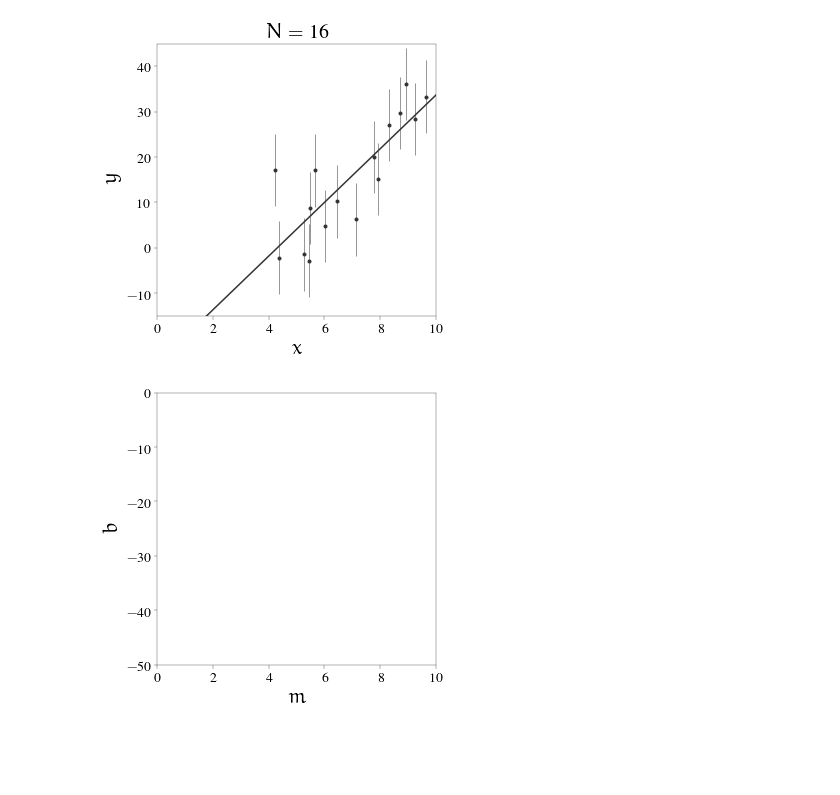
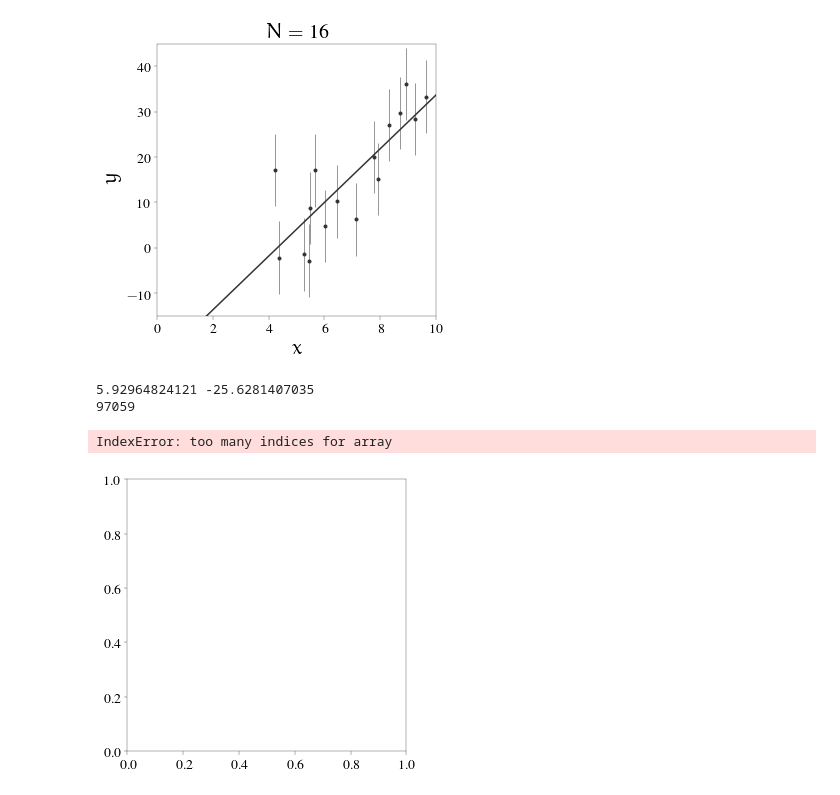
Before and after one commit to ajmejia/1st-phd-seminar, a Jupyter notebook: examples.ipynb, the cells around one changed output. Cells and saved outputs as stored; diff of their text form; code cells hidden in the pictures; blank space fills up the shorter version.

Commit message:
implemented rejection sampling

```diff
--- a/examples.ipynb
+++ b/examples.ipynb
@@ -26,9 +26,11 @@ rc("grid", linewidth=0.3)
 rc("savefig", format="pdf", dpi=50, bbox="tight")
 # %%
 # modelo real
-real_model = lambda x, params: x**params[0]+params[1]
+def real_model(x, params):
+    return x**params[0]+params[1]
 # modelo propuesto
-model = lambda x, params: params[0]*x+params[1]
+def model(x, params):
+    return params[0]*x+params[1]
 # definir verosimilitud del modelo asumido para reproducir cada observación
 def lik_i(x, y, sigma, params):
     return 1.0/sqrt(2*pi*sigma**2)*exp(-((model(x, params)-y)/(2*sigma))**2)
@@ -108,6 +110,22 @@ def percentile_to_level(X, Y, PDF, percentile, tol=0.001, max_iter=1000):
         levels[-1] += Z_min
     return levels[-1]
 # definir función para muestrear distribuciones arbitrarias
+def rejection_sampling(ranges, PDF, n_samples=1000, return_grid=False, grid_steps=None):
+    proposal = tuple([r[0]+random.rand(n_samples)*(r[1]-r[0]) for r in ranges])
+    Z_max = random.rand(n_samples)
+    z = PDF(*proposal)
+    mask = Z_max<=z
+    x, y = proposal
+    print mask.sum()
+    x, y, z = x[mask], y[mask], z[mask]
+    if return_grid:
+        if grid_steps==None: grid_steps_ = (100,)*len(ranges)
+        else: grid_steps_ = grid_steps
+        xi, yi = [linspace(ranges[i][0],ranges[i][1],grid_steps_[i]) for i in xrange(len(ranges))]
+        zi = griddata(x, y, z, xi, yi, interp="linear")
+        return x, y, xi, yi, zi
+    else:
+        return x, y
 
 random.seed(0)
 # definir variables del espacio de parámetros, observaciones y PDFs
@@ -227,29 +245,40 @@ if any(mask_names): fig_pdf.savefig("img/pdf-linear-{}".format(join(names[mask_n
 [figure]
 [figure]
 # %%
-show_mle = False
-show_likelihood = False
+show_mle = True
+show_likelihood = True
 show_cond_b = False
 show_cond_m = False
 mask_names = array([show_mle, show_likelihood, show_cond_m, show_cond_b])
 names = array(["mle", "likelihood", "condm", "condb"])
 
 fig_par, ax = subplots(1, 1)
 likelihood = lik_i(XX_obs, YY_obs, sigma, [MM_obs,BB_obs]).prod(axis=0)
 mle_m, mle_b = unravel_index(argmax(likelihood), likelihood.shape)
+print M[mle_m], B[mle_b]
+def func_likelihood(m, b):
+    mm, bb, ll = MM_obs[0].ravel(), BB_obs[0].ravel(), likelihood.ravel()
+    return griddata(mm, bb, ll, m, b, interp="linear")/likelihood[mle_m,mle_b]
+
 likelihood = norm_to_max(likelihood)
 levels = array([percentile_to_level(MM_obs[0,:,:],BB_obs[0,:,:],likelihood,per) for per in percentiles])
-if show_likelihood: ax.contour(MM_obs[0,:,:], BB_obs[0,:,:], likelihood, levels, colors="0.2", linewidths=0.7)
+if show_likelihood:
+    m_sam, b_sam, mi, bi, zi = rejection_sampling([(0.0,10.0),(-20.0,-30.0)], func_likelihood, return_grid=True)
+    print mi.size, bi.size, zi.shape
+    ax.contour(MM_obs[0,:,:], BB_obs[0,:,:], likelihood, levels, colors="0.2", linewidths=0.7)
 ax.plot(M[mle_m], B[mle_b], "o", mfc="0.2", mec="0.2", visible=show_mle)
 ax.axvline(M[mle_m], ls="--", lw=0.7, color="0.2", visible=show_cond_b)
 ax.axhline(B[mle_b], ls="--", lw=0.7, color="0.2", visible=show_cond_m)
 ax.set_xlim(0.0, 10.0)
 ax.set_ylim(-50.0, 0.0)
 ax.set_xlabel(r"$m$")
 ax.set_ylabel(r"$b$")
-fig_par.savefig("img/pars-{}".format(join(names[mask_names], "-") if any(mask_names) else "blank"))
+# fig_par.savefig("img/pars-{}".format(join(names[mask_names], "-") if any(mask_names) else "blank"))
 # %% [output]
+5.92964824121 -25.6281407035
+97059
+IndexError: too many indices for array
-[figure, old version]
+[figure, new version]
 # %%
 # PARA MLE
 # en cada iteración:
```
